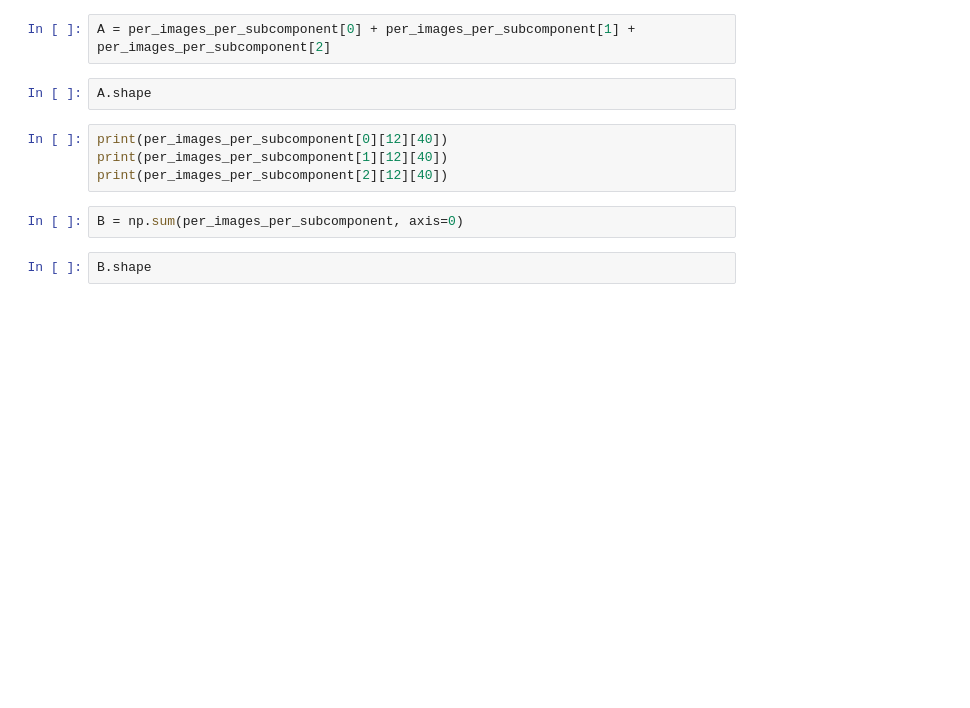
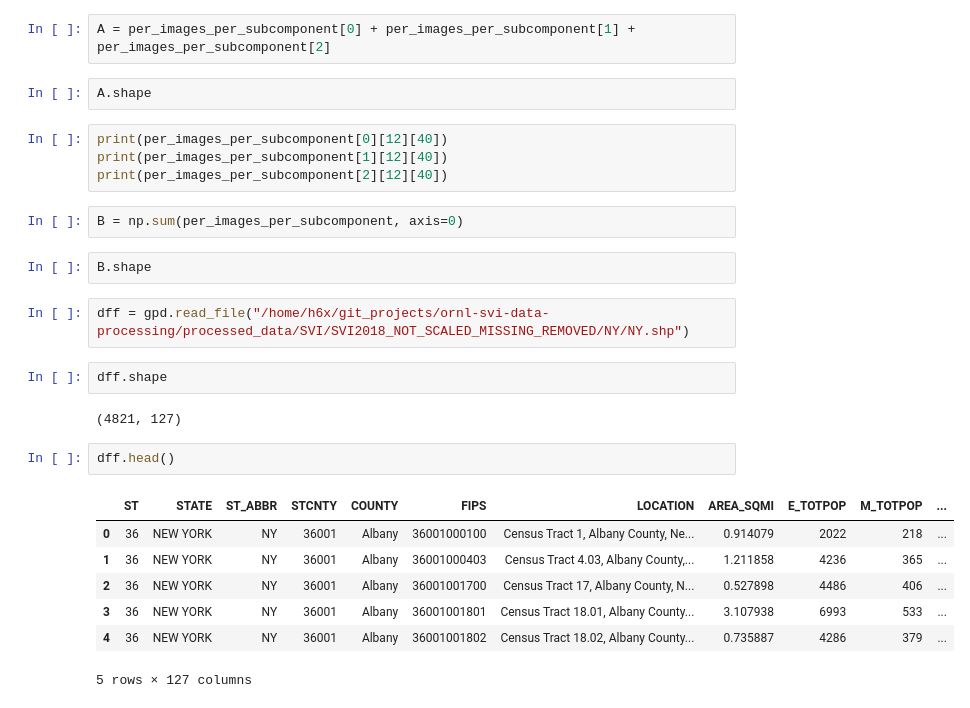
Before and after one commit to hashansl/ornl-svi-data-processing, a Jupyter notebook: adjacency_complex_census_npy_using_generalized_variance.ipynb, the cells around one changed output. Saved outputs shown, nothing was run; the diff lists cells and outputs as text; blank space fills up the shorter version.

```diff
--- a/adjacency_complex_census_npy_using_generalized_variance.ipynb
+++ b/adjacency_complex_census_npy_using_generalized_variance.ipynb
@@ -896,3 +896,19 @@ print(per_images_per_subcomponent[2][12][40])
 B = np.sum(per_images_per_subcomponent, axis=0)
 # %%
 B.shape
+# %%
+dff = gpd.read_file("/home/h6x/git_projects/ornl-svi-data-processing/processed_data/SVI/SVI2018_NOT_SCALED_MISSING_REMOVED/NY/NY.shp")
+# %%
+dff.shape
+# %% [output]
+(4821, 127)
+# %%
+dff.head()
+# %% [output]
+|  | ST | STATE | ST_ABBR | STCNTY | COUNTY | FIPS | LOCATION | AREA_SQMI | E_TOTPOP | M_TOTPOP | ... |
+| 0 | 36 | NEW YORK | NY | 36001 | Albany | 36001000100 | Census Tract 1, Albany County, Ne... | 0.914079 | 2022 | 218 | ... |
+| 1 | 36 | NEW YORK | NY | 36001 | Albany | 36001000403 | Census Tract 4.03, Albany County,... | 1.211858 | 4236 | 365 | ... |
+| 2 | 36 | NEW YORK | NY | 36001 | Albany | 36001001700 | Census Tract 17, Albany County, N... | 0.527898 | 4486 | 406 | ... |
+| 3 | 36 | NEW YORK | NY | 36001 | Albany | 36001001801 | Census Tract 18.01, Albany County... | 3.107938 | 6993 | 533 | ... |
+| 4 | 36 | NEW YORK | NY | 36001 | Albany | 36001001802 | Census Tract 18.02, Albany County... | 0.735887 | 4286 | 379 | ... |
+5 rows × 127 columns
```
Also changed, not shown: parts of 1 cell of this notebook, 3 other files.
